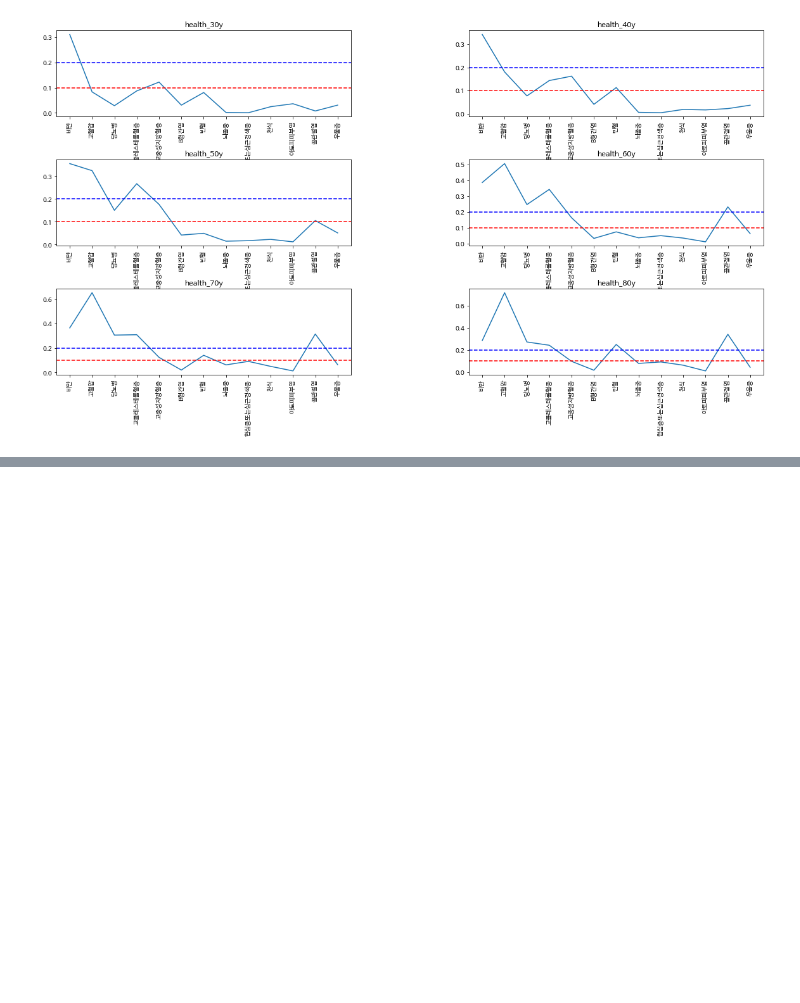
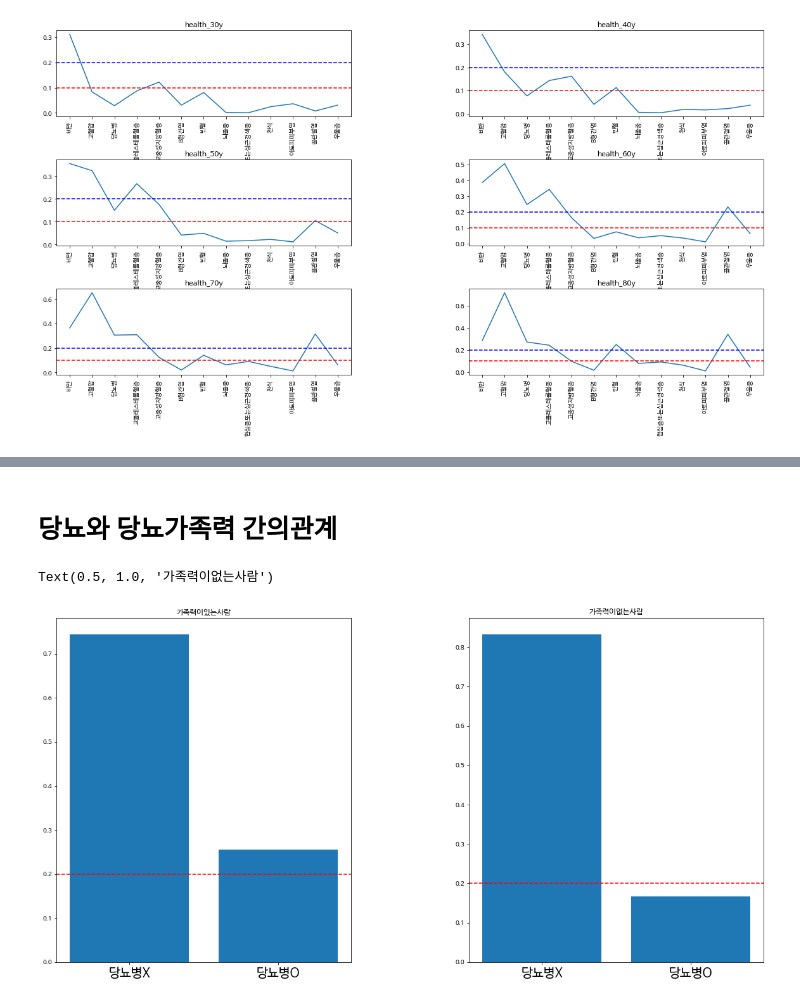
Before and after one commit to amthreeh/healthnutrition, a Jupyter notebook: nuritionC.ipynb, the cells around one changed output, grey strips where cells are left out. Saved outputs shown, nothing was run; the diff lists cells and outputs as text; code cells hidden in the pictures; blank space fills up the shorter version.

```diff
--- a/nuritionC.ipynb
+++ b/nuritionC.ipynb
@@ -759,0 +1008,40 @@ health_info.query("variable == @health_check")
+# %% [markdown]
+# 당뇨와 당뇨가족력 간의관계
+# %%
+grid = gridspec.GridSpec(1,2)#그래프를 그릴 도화지 개수
+plt.figure(figsize=(20,10))
+plt.subplots_adjust(wspace= 0.4, hspace=0.5) #그래프 간의 거리 조절
+
+ax0 = plt.subplot(grid[0])
+ax1 = plt.subplot(grid[1])
+
+#    HE_DMfh1
+# HE_DMfh2
+# HE_DMfh3
+
+family_diabetes =health.query('HE_DMfh1 == 1 or HE_DMfh2 == 1 or HE_DMfh3 == 1')
+Nofamily_diabetes =health.query('HE_DMfh1 != 1 or HE_DMfh2 != 1 or HE_DMfh3 != 1')
+
+all_cnt = family_diabetes['당뇨병'].value_counts()
+x = [0,1]
+y = [all_cnt[0]/all_cnt.sum(), all_cnt[1]/all_cnt.sum()]
+ax0.bar(x,y)
+ax0.set_xticks(x)
+ax0.axhline(0.2,0,len(x), color='red', linestyle = '--')
+_=ax0.set_xticklabels(['당뇨병X','당뇨병O'],fontsize=20)
+ax0.set_title("가족력이있는사람")
+
+all_cnt = Nofamily_diabetes['당뇨병'].value_counts()
+x = [0,1]
+y = [all_cnt[0]/all_cnt.sum(), all_cnt[1]/all_cnt.sum()]
+
+ax1.bar(x,y)
+ax1.set_xticks(x)
+ax1.axhline(0.2,0,len(x), color='red', linestyle = '--')
+_=ax1.set_xticklabels(['당뇨병X','당뇨병O'],fontsize=20)
+ax1.set_title("가족력이없는사람")
+
+# 당뇨병과 가족력은 관계가있다.
+# %% [output]
+Text(0.5, 1.0, '가족력이없는사람')
+[figure, added]
```
Also changed, not shown: parts of 25 cells of this notebook.
